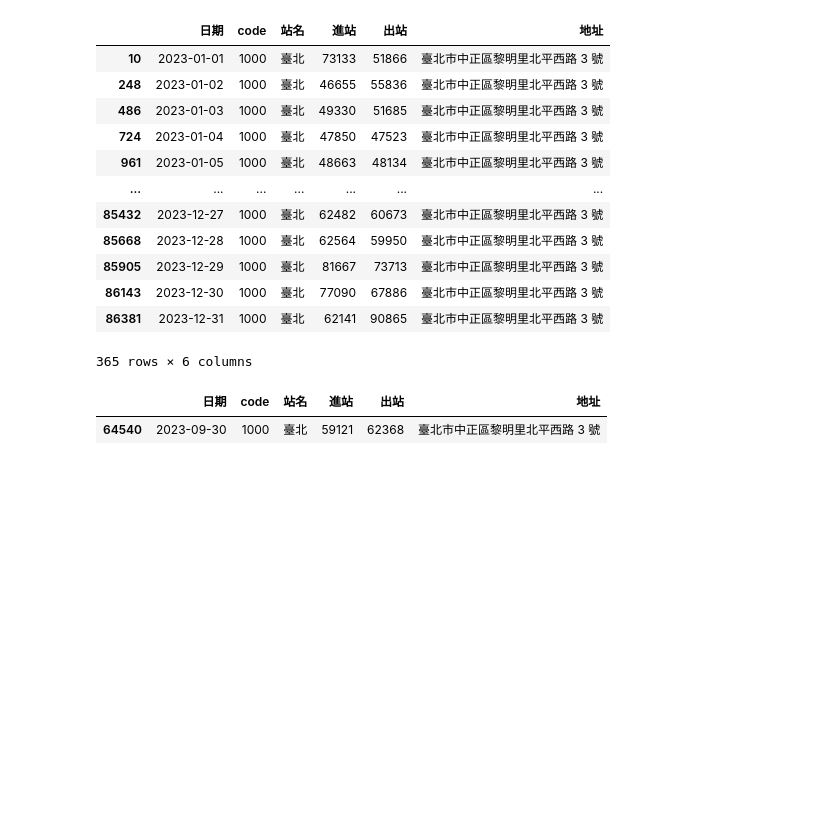
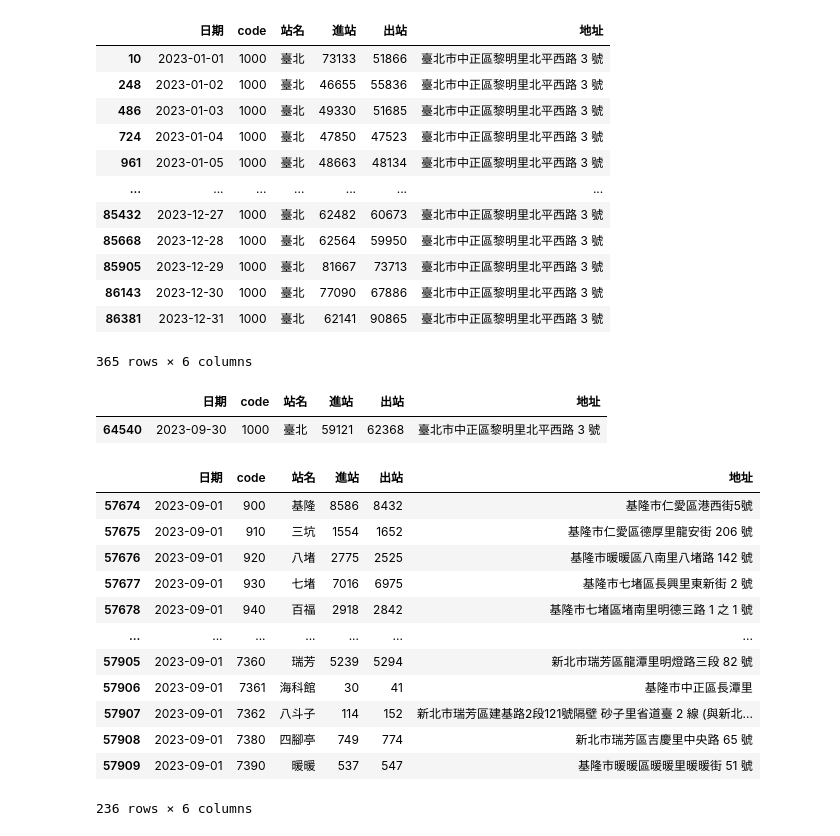
Before and after one commit to adalee3/__test2___, a Jupyter notebook: lesson12.ipynb, the cells around one changed output. Drawn from its saved outputs; the diff is of its cells as text; code cells hidden in the pictures; blank space fills up the shorter version.

```diff
--- a/lesson12.ipynb
+++ b/lesson12.ipynb
@@ -119,3 +119,19 @@ df2.query('日期== "2023-09-30"and 站名=="臺北"')
 # %% [output]
 |  | 日期 | code | 站名 | 進站 | 出站 | 地址 |
 | 64540 | 2023-09-30 | 1000 | 臺北 | 59121 | 62368 | 臺北市中正區黎明里北平西路 3 號 |
+# %%
+df2.query('日期== "2023-09"')
+# %% [output]
+|  | 日期 | code | 站名 | 進站 | 出站 | 地址 |
+| 57674 | 2023-09-01 | 900 | 基隆 | 8586 | 8432 | 基隆市仁愛區港西街5號 |
+| 57675 | 2023-09-01 | 910 | 三坑 | 1554 | 1652 | 基隆市仁愛區德厚里龍安街 206 號 |
+| 57676 | 2023-09-01 | 920 | 八堵 | 2775 | 2525 | 基隆市暖暖區八南里八堵路 142 號 |
+| 57677 | 2023-09-01 | 930 | 七堵 | 7016 | 6975 | 基隆市七堵區長興里東新街 2 號 |
+| 57678 | 2023-09-01 | 940 | 百福 | 2918 | 2842 | 基隆市七堵區堵南里明德三路 1 之 1 號 |
+| ... | ... | ... | ... | ... | ... | ... |
+| 57905 | 2023-09-01 | 7360 | 瑞芳 | 5239 | 5294 | 新北市瑞芳區龍潭里明燈路三段 82 號 |
+| 57906 | 2023-09-01 | 7361 | 海科館 | 30 | 41 | 基隆市中正區長潭里 |
+| 57907 | 2023-09-01 | 7362 | 八斗子 | 114 | 152 | 新北市瑞芳區建基路2段121號隔壁 砂子里省道臺 2 線 (與新北... |
+| 57908 | 2023-09-01 | 7380 | 四腳亭 | 749 | 774 | 新北市瑞芳區吉慶里中央路 65 號 |
+| 57909 | 2023-09-01 | 7390 | 暖暖 | 537 | 547 | 基隆市暖暖區暖暖里暖暖街 51 號 |
+236 rows × 6 columns
```
Also changed, not shown: parts of 1 cell of this notebook, 2 other files.
